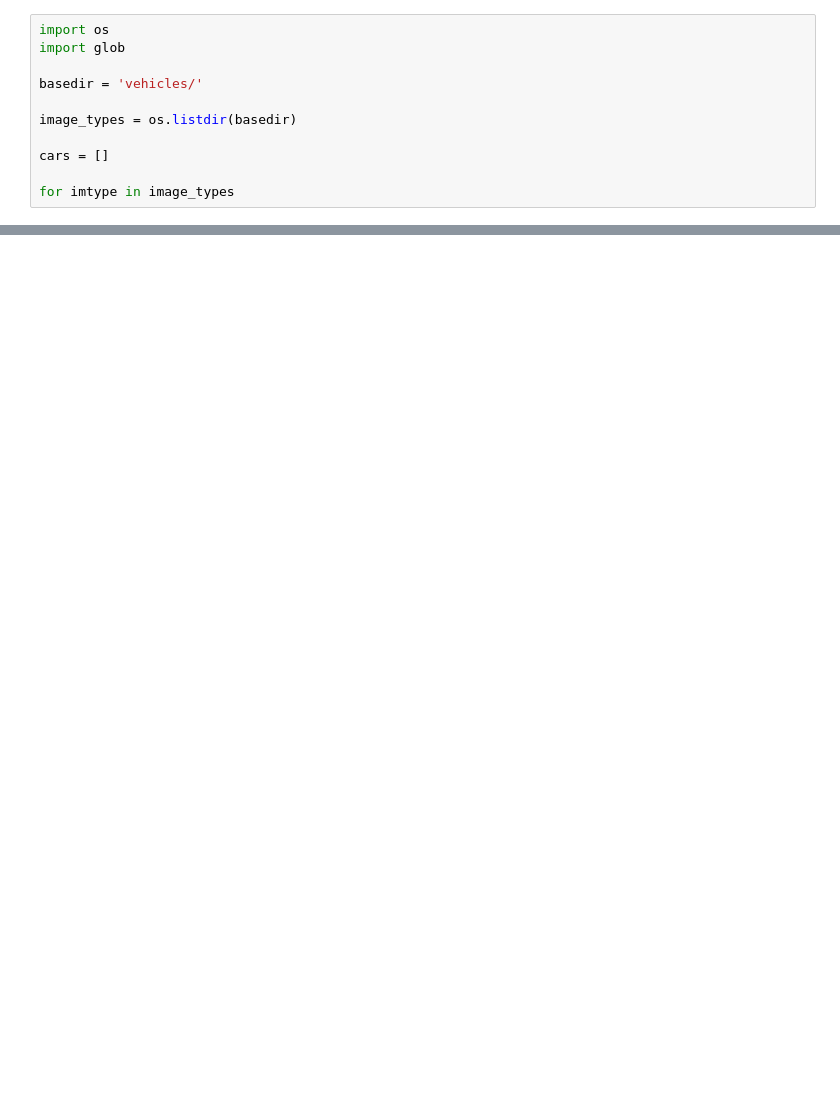
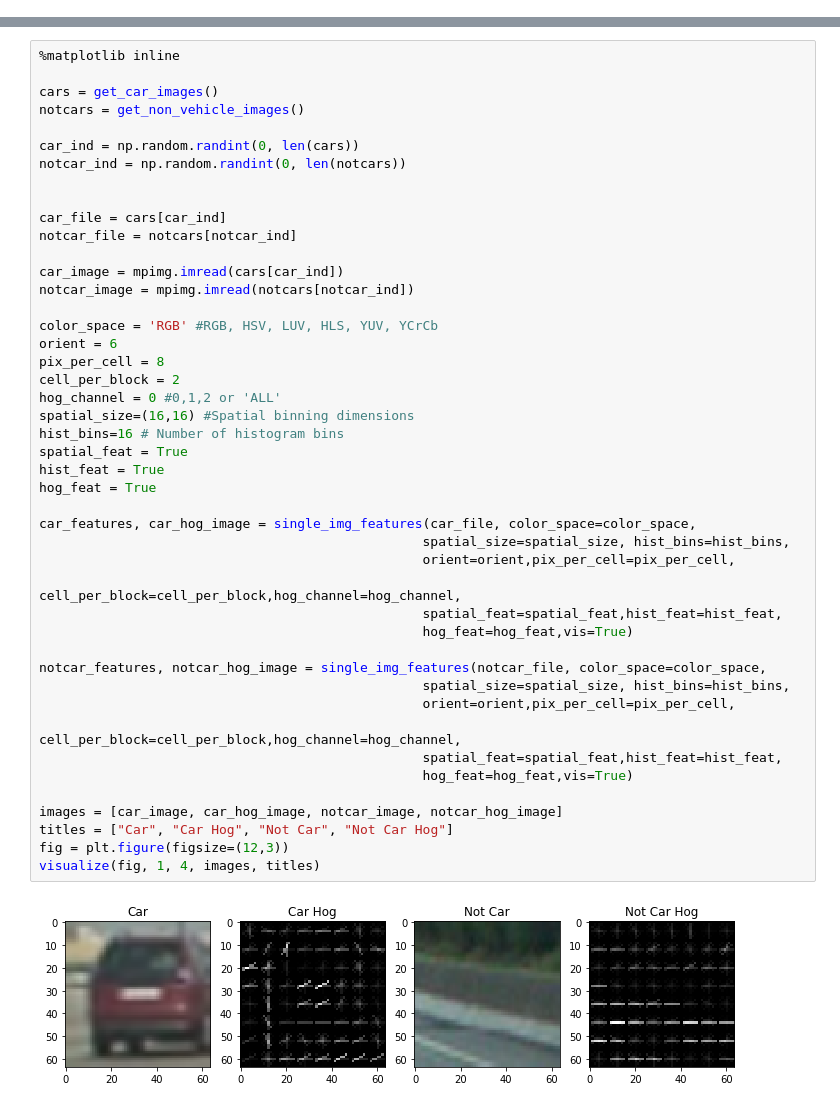
Before and after one commit to asunar/CarND-Vehicle-Detection, a Jupyter notebook: Vehicle Detection.ipynb, the cells around one changed output, grey strips where cells are left out. Drawn from its saved outputs; the diff is of its cells as text; blank space fills up the shorter version.

Commit message:
Add lesson functions, display images/features

```diff
--- a/Vehicle Detection.ipynb
+++ b/Vehicle Detection.ipynb
@@ -1,11 +0,0 @@
-# %%
-import os
-import glob
-
-basedir = 'vehicles/'
-
-image_types = os.listdir(basedir)
-
-cars = []
-
-for imtype in image_types
@@ -364,0 +264,47 @@ def spot_cars(img, y_start_stops, scales, svc, X_scaler, spatial_size, hist_bins
+# %%
+%matplotlib inline
+
+cars = get_car_images()
+notcars = get_non_vehicle_images()
+
+car_ind = np.random.randint(0, len(cars))
+notcar_ind = np.random.randint(0, len(notcars))
+
+
+car_file = cars[car_ind]
+notcar_file = notcars[notcar_ind]
+
+car_image = mpimg.imread(cars[car_ind])
+notcar_image = mpimg.imread(notcars[notcar_ind])
+
+color_space = 'RGB' #RGB, HSV, LUV, HLS, YUV, YCrCb
+orient = 6
+pix_per_cell = 8
+cell_per_block = 2
+hog_channel = 0 #0,1,2 or 'ALL'
+spatial_size=(16,16) #Spatial binning dimensions
+hist_bins=16 # Number of histogram bins
+spatial_feat = True
+hist_feat = True
+hog_feat = True
+
+car_features, car_hog_image = single_img_features(car_file, color_space=color_space,
+                                                 spatial_size=spatial_size, hist_bins=hist_bins,
+                                                 orient=orient,pix_per_cell=pix_per_cell,
+                                                 cell_per_block=cell_per_block,hog_channel=hog_channel,
+                                                 spatial_feat=spatial_feat,hist_feat=hist_feat,
+                                                 hog_feat=hog_feat,vis=True)
+
+notcar_features, notcar_hog_image = single_img_features(notcar_file, color_space=color_space,
+                                                 spatial_size=spatial_size, hist_bins=hist_bins,
+                                                 orient=orient,pix_per_cell=pix_per_cell,
+                                                 cell_per_block=cell_per_block,hog_channel=hog_channel,
+                                                 spatial_feat=spatial_feat,hist_feat=hist_feat,
+                                                 hog_feat=hog_feat,vis=True)
+
+images = [car_image, car_hog_image, notcar_image, notcar_hog_image]
+titles = ["Car", "Car Hog", "Not Car", "Not Car Hog"]
+fig = plt.figure(figsize=(12,3))
+visualize(fig, 1, 4, images, titles)
+# %% [output]
+[figure, added]
```
Also changed, not shown: parts of 5 cells of this notebook.
